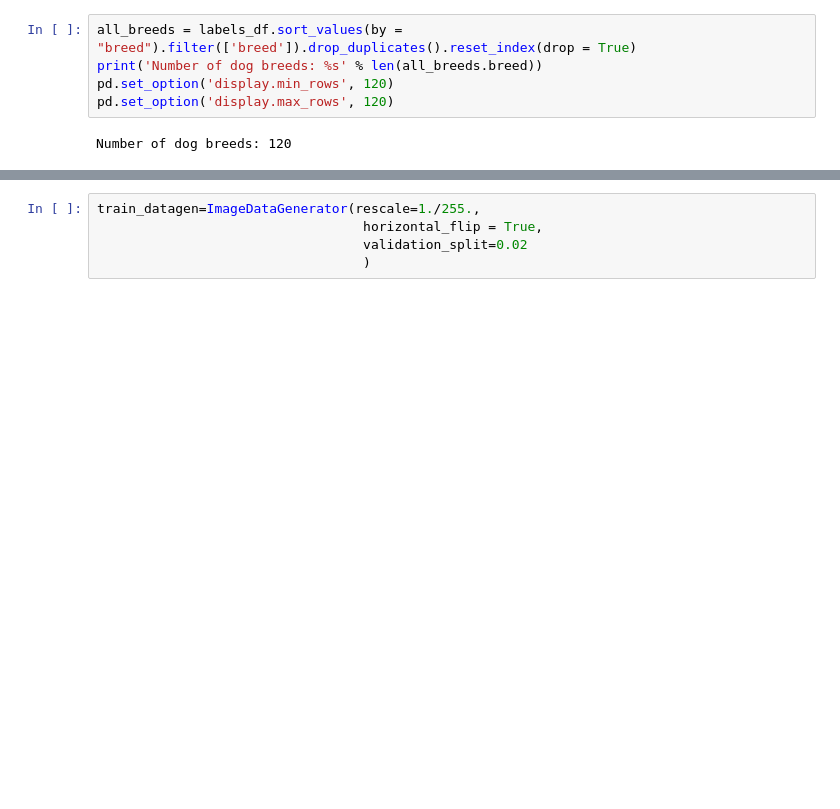
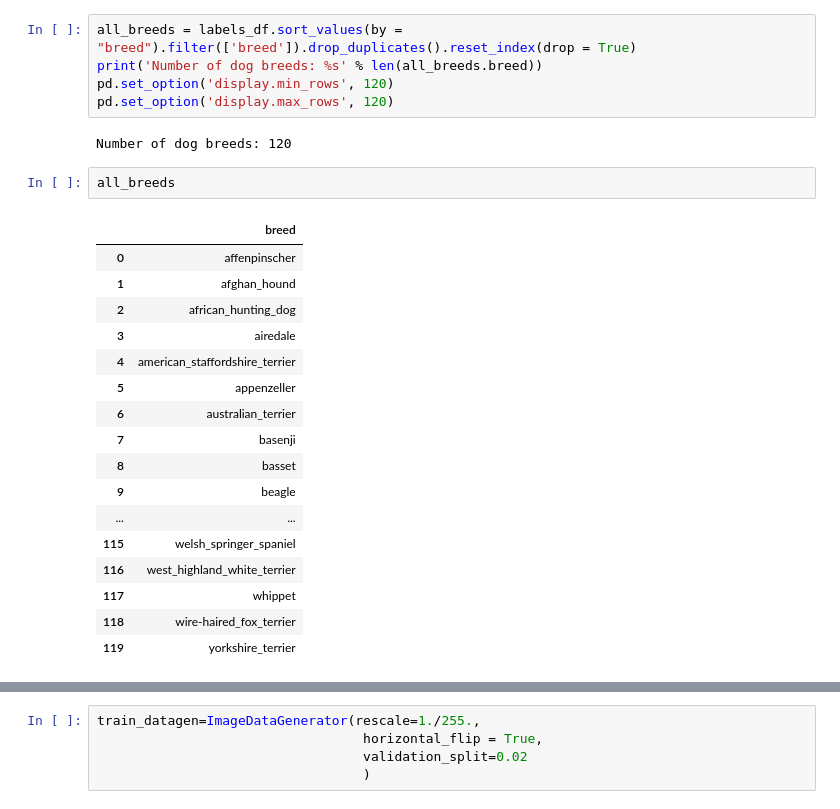
Before and after one commit to AbrahamEyman/DogBreedClassification, a Jupyter notebook: reproducable_preds.ipynb, the cells around one changed output, grey strips where cells are left out. Drawn from its saved outputs; the diff is of its cells as text; blank space fills up the shorter version.

```diff
--- a/reproducable_preds.ipynb
+++ b/reproducable_preds.ipynb
@@ -37,4 +39,24 @@ pd.set_option('display.min_rows', 120)
 pd.set_option('display.max_rows', 120)
 # %% [output]
 Number of dog breeds: 120
+# %%
+all_breeds
+# %% [output]
+|  | breed |
+| 0 | affenpinscher |
+| 1 | afghan_hound |
+| 2 | african_hunting_dog |
+| 3 | airedale |
+| 4 | american_staffordshire_terrier |
+| 5 | appenzeller |
+| 6 | australian_terrier |
+| 7 | basenji |
+| 8 | basset |
+| 9 | beagle |
+| ... | ... |
+| 115 | welsh_springer_spaniel |
+| 116 | west_highland_white_terrier |
+| 117 | whippet |
+| 118 | wire-haired_fox_terrier |
+| 119 | yorkshire_terrier |
 # %%
```
Also changed, not shown: parts of 12 cells of this notebook.
